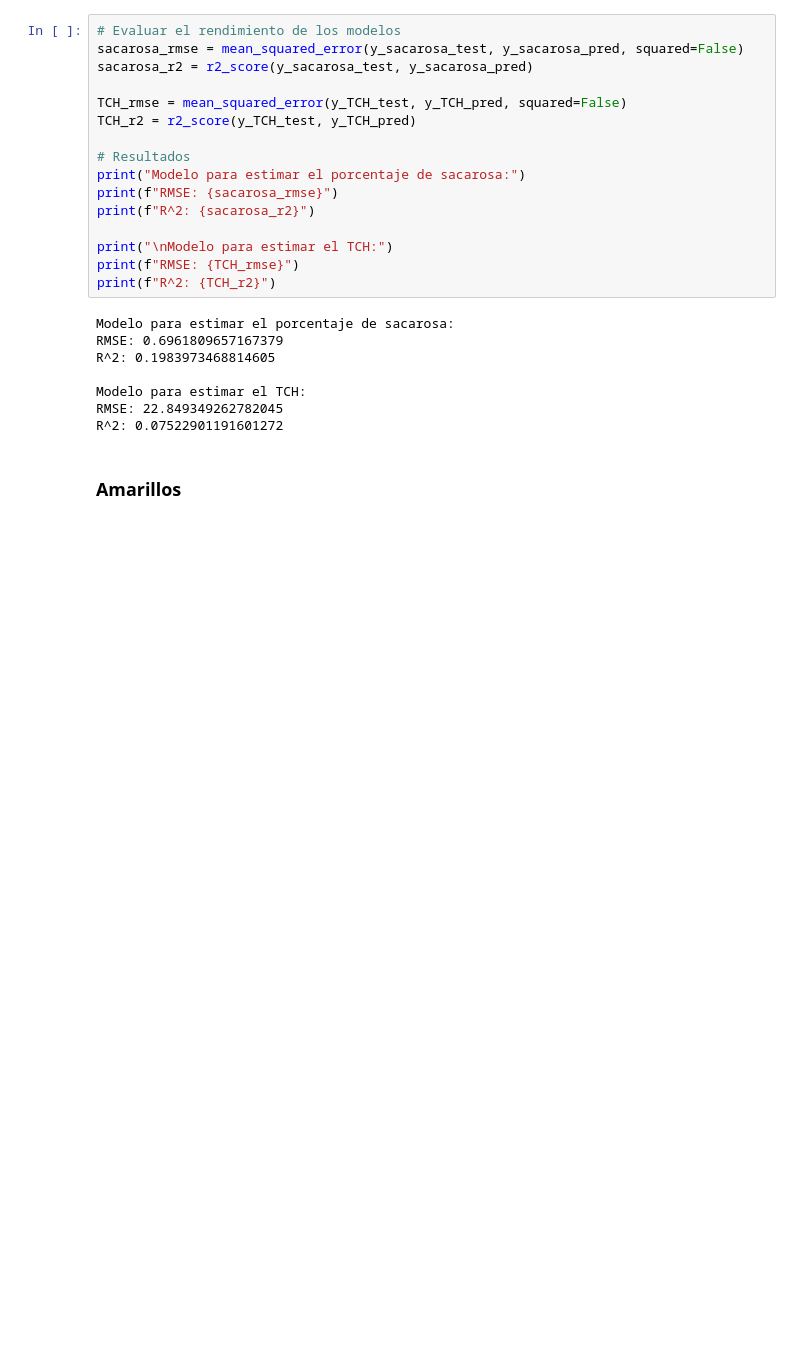
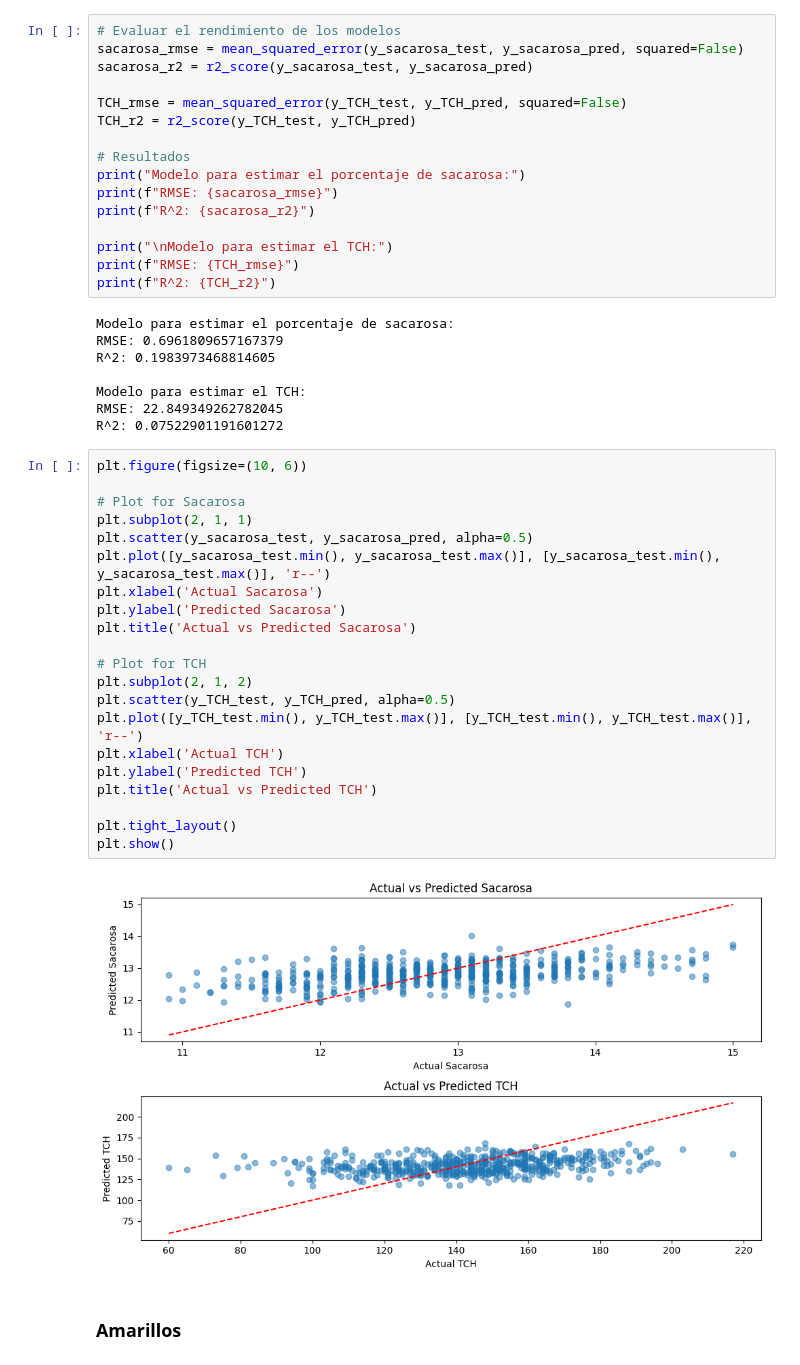
Before and after one commit to Camilin1904/Laboratorio2IA, a Jupyter notebook: Modelo.ipynb, the cells around one changed output. Cells and saved outputs as stored; diff of their text form; blank space fills up the shorter version.

```diff
--- a/Modelo.ipynb
+++ b/Modelo.ipynb
@@ -109,6 +109,29 @@ R^2: 0.1983973468814605
 Modelo para estimar el TCH:
 RMSE: 22.849349262782045
 R^2: 0.07522901191601272
+# %%
+plt.figure(figsize=(10, 6))
+
+# Plot for Sacarosa
+plt.subplot(2, 1, 1)
+plt.scatter(y_sacarosa_test, y_sacarosa_pred, alpha=0.5)
+plt.plot([y_sacarosa_test.min(), y_sacarosa_test.max()], [y_sacarosa_test.min(), y_sacarosa_test.max()], 'r--')
+plt.xlabel('Actual Sacarosa')
+plt.ylabel('Predicted Sacarosa')
+plt.title('Actual vs Predicted Sacarosa')
+
+# Plot for TCH
+plt.subplot(2, 1, 2)
+plt.scatter(y_TCH_test, y_TCH_pred, alpha=0.5)
+plt.plot([y_TCH_test.min(), y_TCH_test.max()], [y_TCH_test.min(), y_TCH_test.max()], 'r--')
+plt.xlabel('Actual TCH')
+plt.ylabel('Predicted TCH')
+plt.title('Actual vs Predicted TCH')
+
+plt.tight_layout()
+plt.show()
+# %% [output]
+[figure, added]
 # %% [markdown]
 ### Amarillos
 # %%
```
Also changed, not shown: parts of 23 cells of this notebook.
